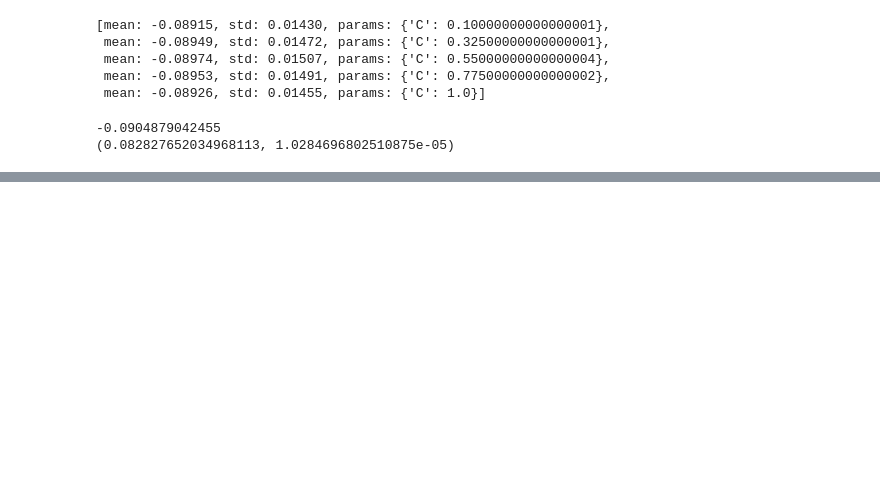
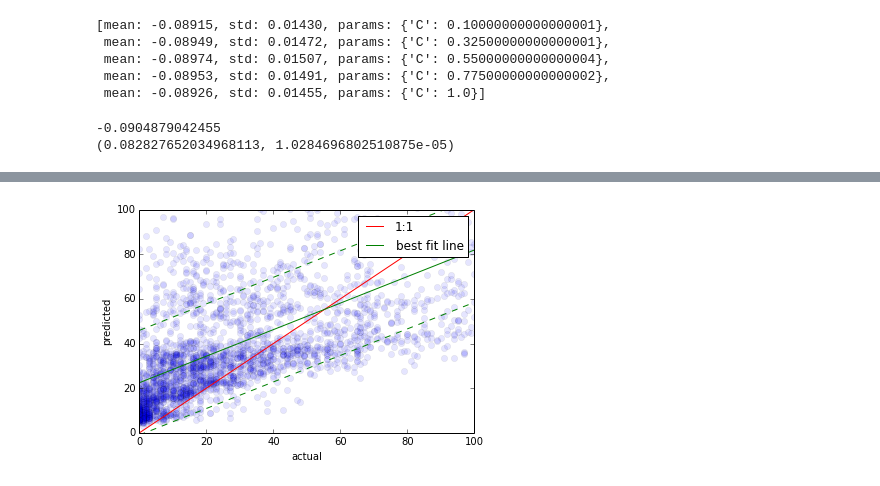
Before and after one commit to ahuja0007/team_citation, a Jupyter notebook: Georges_book.ipynb, the cells around one changed output, grey strips where cells are left out. Cells and saved outputs as stored; diff of their text form; code cells hidden in the pictures; blank space fills up the shorter version.

```diff
--- a/Georges_book.ipynb
+++ b/Georges_book.ipynb
@@ -404,0 +382,15 @@ plt.show()
+# %%
+plt.plot(y_test,est.predict(X_test),'bo',alpha=0.1)
+plt.xlabel('actual')
+plt.ylabel('predicted')
+plt.xlim(0,100)
+plt.ylim(0,100)
+x_arr = np.linspace(0,200,1000)
+plt.plot(x_arr,x_arr,'r-',label='1:1')
+plt.plot(x_arr,p[0]*x_arr+p[1],'g-',label='best fit line')
+plt.plot(x_arr,p[0]*x_arr+p[1]+rms,'g--')
+plt.plot(x_arr,p[0]*x_arr+p[1]-rms,'g--')
+plt.legend()
+plt.show()
+# %% [output]
+[figure, added]
```
Also changed, not shown: parts of 34 cells of this notebook.
